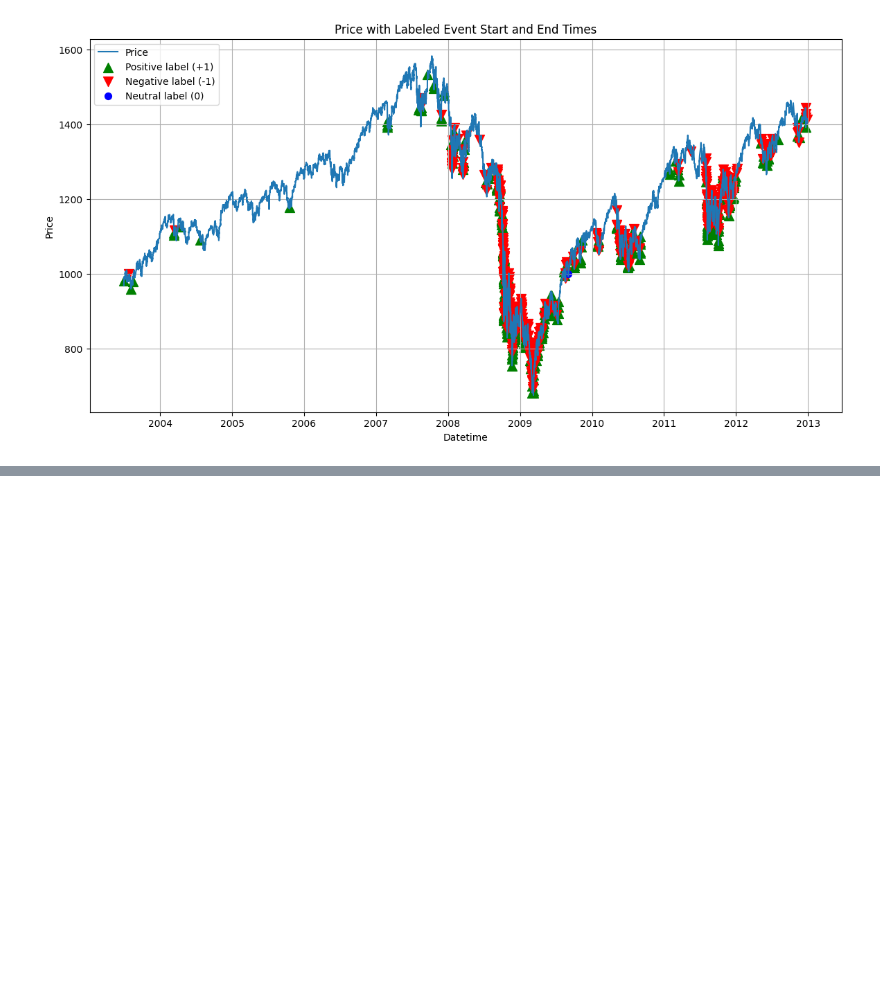
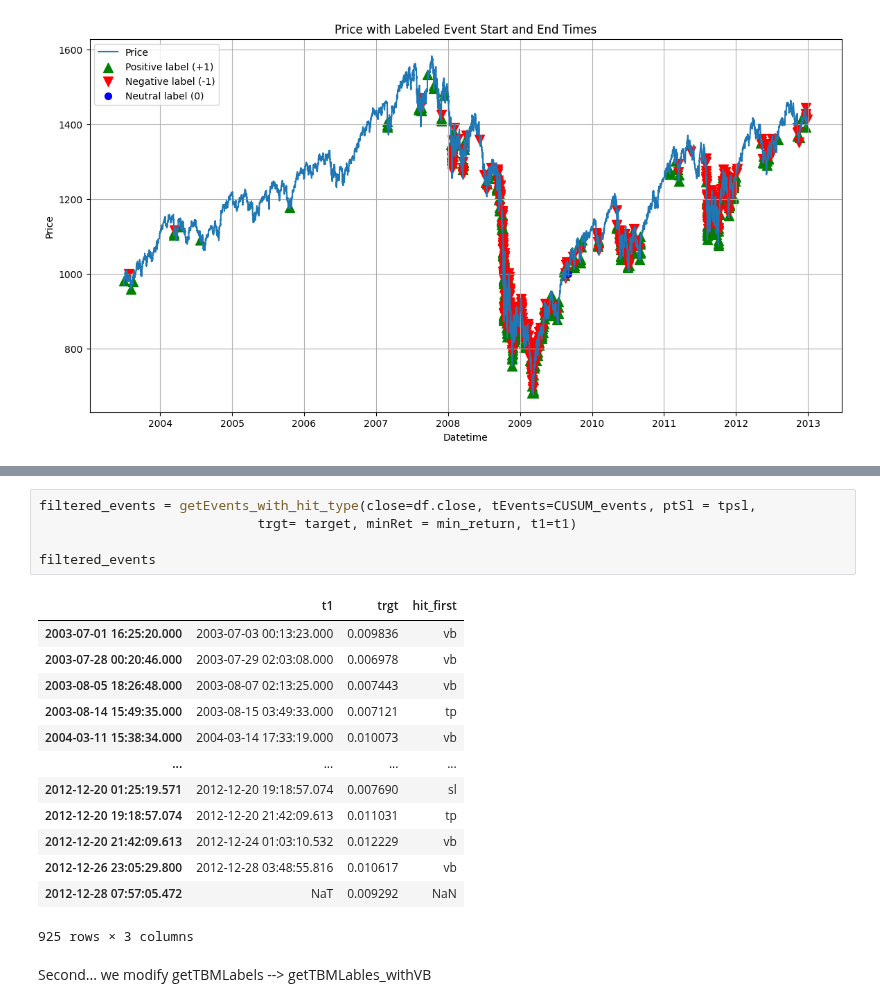
Before and after one commit to dgalassi99/quant-lab, a Jupyter notebook: more/Triple_Barrier_Method_&_CUSUM_Filter.ipynb, the cells around one changed output, grey strips where cells are left out. Drawn from its saved outputs; the diff is of its cells as text; blank space fills up the shorter version.

```diff
--- a/more/Triple_Barrier_Method_&_CUSUM_Filter.ipynb
+++ b/more/Triple_Barrier_Method_&_CUSUM_Filter.ipynb
@@ -129,0 +186,21 @@ MODFY GETEVENTS GETTMBLABELS TO INCLUDE LABEL 0 WHEN VB IS HIT
+# %%
+filtered_events = getEvents_with_hit_type(close=df.close, tEvents=CUSUM_events, ptSl = tpsl,
+                            trgt= target, minRet = min_return, t1=t1)
+
+filtered_events
+# %% [output]
+|  | t1 | trgt | hit_first |
+| 2003-07-01 16:25:20.000 | 2003-07-03 00:13:23.000 | 0.009836 | vb |
+| 2003-07-28 00:20:46.000 | 2003-07-29 02:03:08.000 | 0.006978 | vb |
+| 2003-08-05 18:26:48.000 | 2003-08-07 02:13:25.000 | 0.007443 | vb |
+| 2003-08-14 15:49:35.000 | 2003-08-15 03:49:33.000 | 0.007121 | tp |
+| 2004-03-11 15:38:34.000 | 2004-03-14 17:33:19.000 | 0.010073 | vb |
+| ... | ... | ... | ... |
+| 2012-12-20 01:25:19.571 | 2012-12-20 19:18:57.074 | 0.007690 | sl |
+| 2012-12-20 19:18:57.074 | 2012-12-20 21:42:09.613 | 0.011031 | tp |
+| 2012-12-20 21:42:09.613 | 2012-12-24 01:03:10.532 | 0.012229 | vb |
+| 2012-12-26 23:05:29.800 | 2012-12-28 03:48:55.816 | 0.010617 | vb |
+| 2012-12-28 07:57:05.472 | NaT | 0.009292 | NaN |
+925 rows × 3 columns
+# %% [markdown]
+Second... we modify getTBMLabels --> getTBMLables_withVB
```
Also changed, not shown: parts of 11 cells of this notebook, 3 other files.
